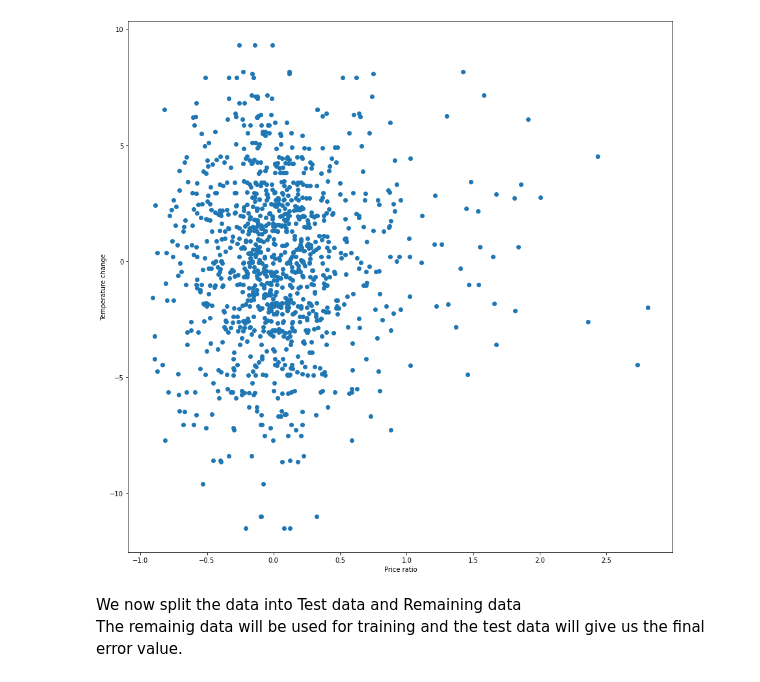
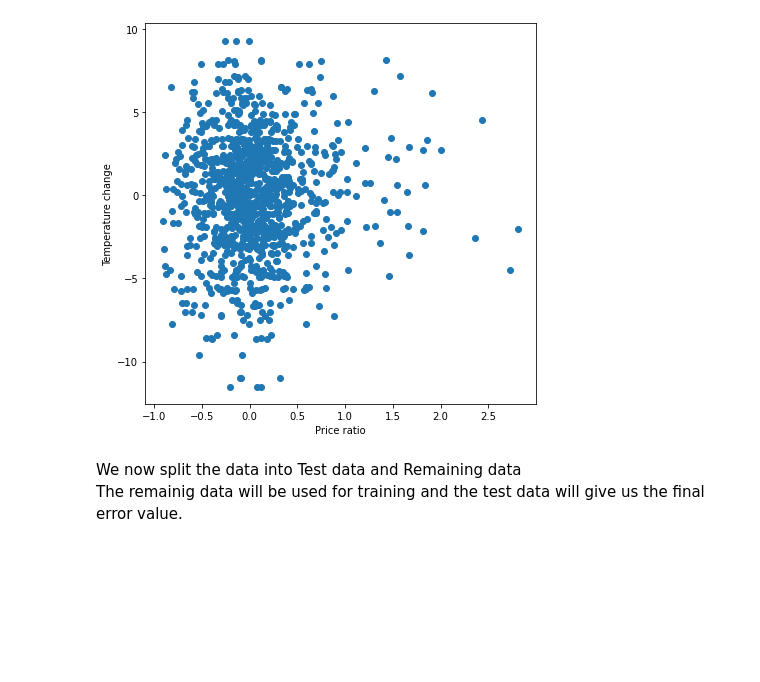
Before and after one commit to LinuzJ/ml-energy-prices, a Jupyter notebook: project.ipynb, the cells around one changed output. Saved outputs shown, nothing was run; the diff lists cells and outputs as text; code cells hidden in the pictures; blank space fills up the shorter version.

```diff
--- a/project.ipynb
+++ b/project.ipynb
@@ -60,13 +60,13 @@ y = df['PriceRatio'].to_numpy()
 X = X.reshape(-1, 1)
 # %%
 # Plot the data
-plt.figure(figsize=(15, 15))
+plt.figure(figsize=(7, 7))
 plt.scatter(df['PriceRatio'],df['TempDif'])
 plt.ylabel('Temperature change')
 plt.xlabel('Price ratio')
 plt.show()
 # %% [output]
-[figure, old version]
+[figure, new version]
 # %% [markdown]
 We now split the data into Test data and Remaining data <br>
 The remainig data will be used for training and the test data will give us the final error value.
```
Also changed, not shown: parts of 11 cells of this notebook.
